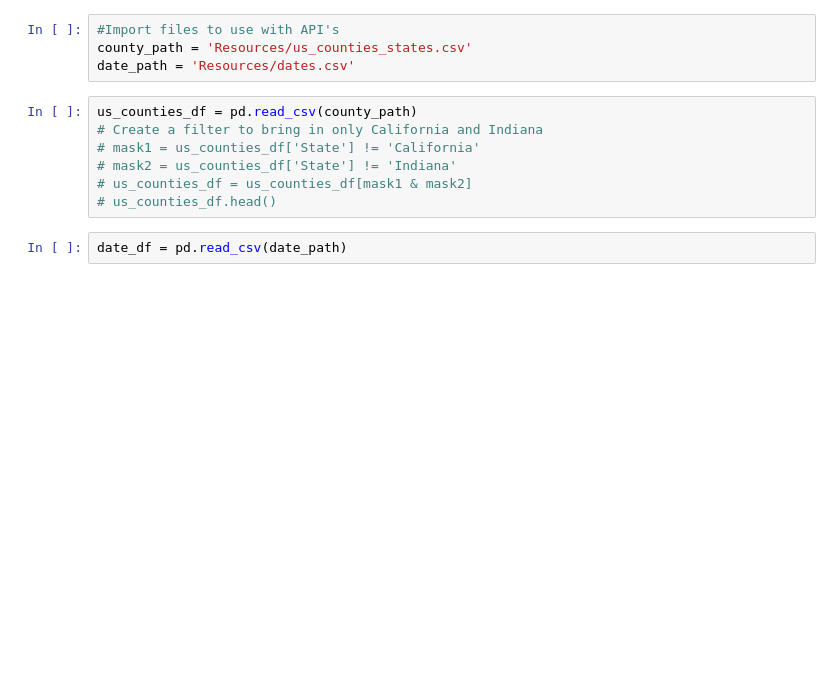
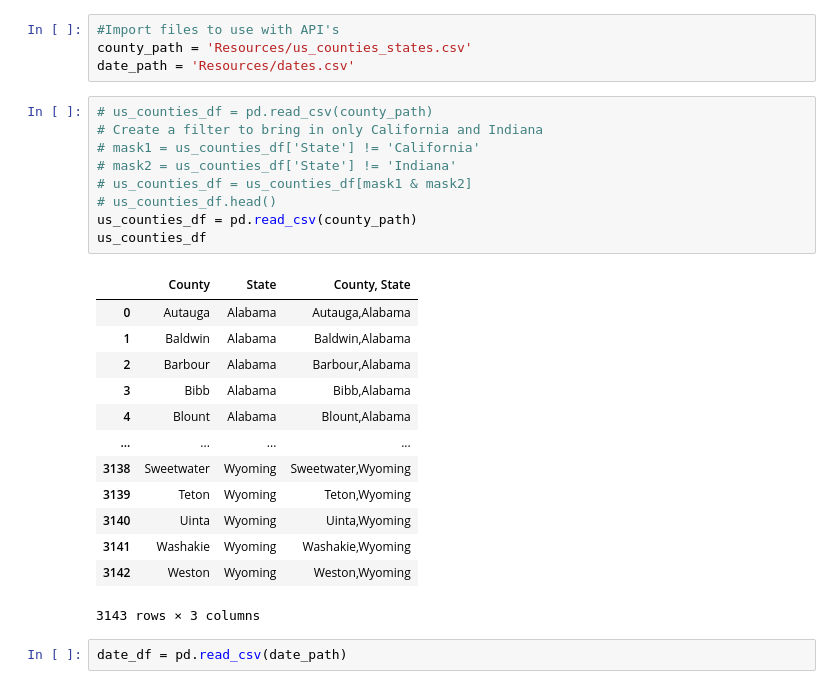
Before and after one commit to jbski/Covid19, a Jupyter notebook: Covid_19.ipynb, the cells around one changed output. Drawn from its saved outputs; the diff is of its cells as text; blank space fills up the shorter version.

```diff
--- a/Covid_19.ipynb
+++ b/Covid_19.ipynb
@@ -25,12 +25,28 @@ pd.options.display.max_rows = 200
 county_path = 'Resources/us_counties_states.csv'
 date_path = 'Resources/dates.csv'
 # %%
-us_counties_df = pd.read_csv(county_path)
+# us_counties_df = pd.read_csv(county_path)
 # Create a filter to bring in only California and Indiana
 # mask1 = us_counties_df['State'] != 'California'
 # mask2 = us_counties_df['State'] != 'Indiana'
 # us_counties_df = us_counties_df[mask1 & mask2]
 # us_counties_df.head()
+us_counties_df = pd.read_csv(county_path)
+us_counties_df
+# %% [output]
+|  | County | State | County, State |
+| 0 | Autauga | Alabama | Autauga,Alabama |
+| 1 | Baldwin | Alabama | Baldwin,Alabama |
+| 2 | Barbour | Alabama | Barbour,Alabama |
+| 3 | Bibb | Alabama | Bibb,Alabama |
+| 4 | Blount | Alabama | Blount,Alabama |
+| ... | ... | ... | ... |
+| 3138 | Sweetwater | Wyoming | Sweetwater,Wyoming |
+| 3139 | Teton | Wyoming | Teton,Wyoming |
+| 3140 | Uinta | Wyoming | Uinta,Wyoming |
+| 3141 | Washakie | Wyoming | Washakie,Wyoming |
+| 3142 | Weston | Wyoming | Weston,Wyoming |
+3143 rows × 3 columns
 # %%
 date_df = pd.read_csv(date_path)
 # %%
```
Also changed, not shown: parts of 27 cells of this notebook, 3 other files.
